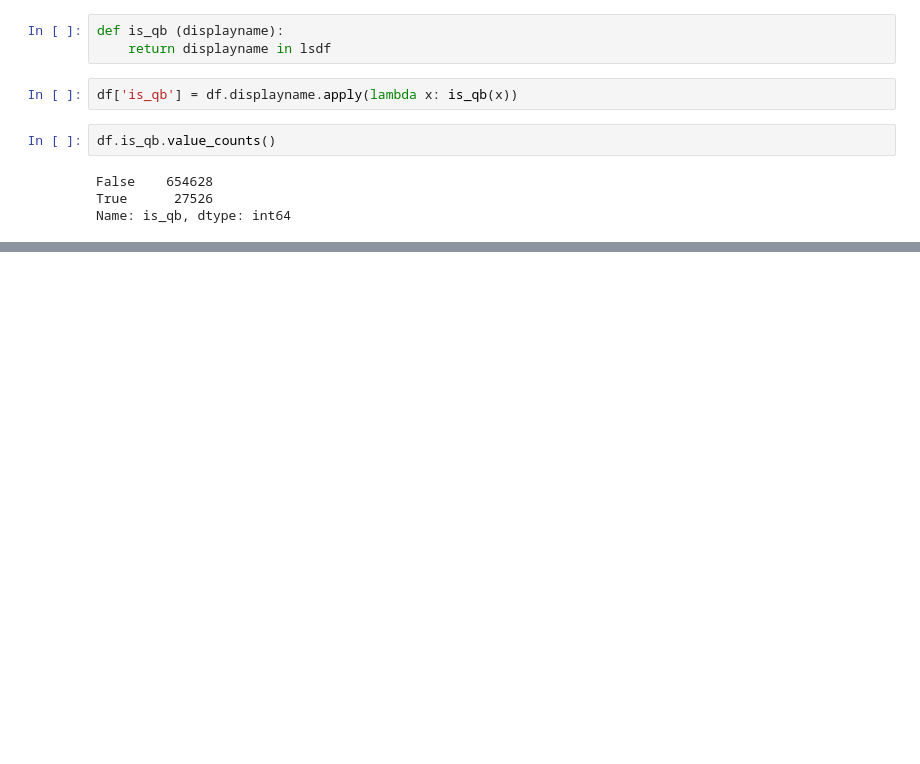
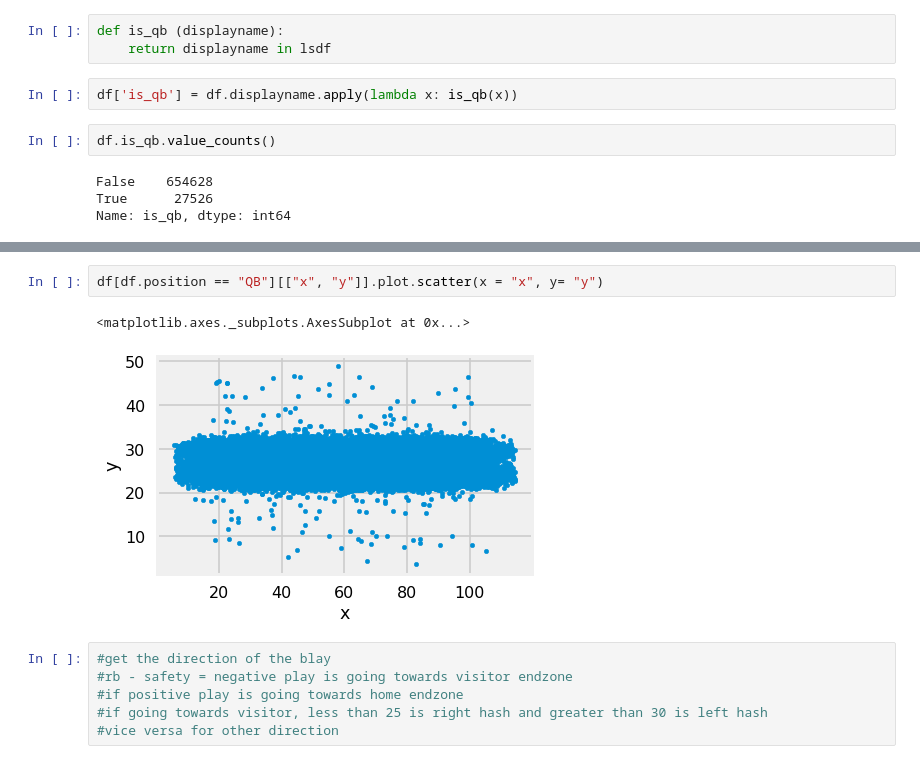
Before and after one commit to acoco10/nfl_big_data_bowl, a Jupyter notebook: Untitled.ipynb, the cells around one changed output, grey strips where cells are left out. Drawn from its saved outputs; the diff is of its cells as text; blank space fills up the shorter version.

Commit message:
hash mark data

```diff
--- a/Untitled.ipynb
+++ b/Untitled.ipynb
@@ -202,0 +219,11 @@ Name: y, Length: 682154, dtype: float64
+# %%
+df[df.position == "QB"][["x", "y"]].plot.scatter(x = "x", y= "y")
+# %% [output]
+<matplotlib.axes._subplots.AxesSubplot at 0x...>
+[figure, added]
+# %%
+#get the direction of the blay
+#rb - safety = negative play is going towards visitor endzone
+#if positive play is going towards home endzone
+#if going towards visitor, less than 25 is right hash and greater than 30 is left hash
+#vice versa for other direction
```
Also changed, not shown: parts of 13 cells of this notebook.
